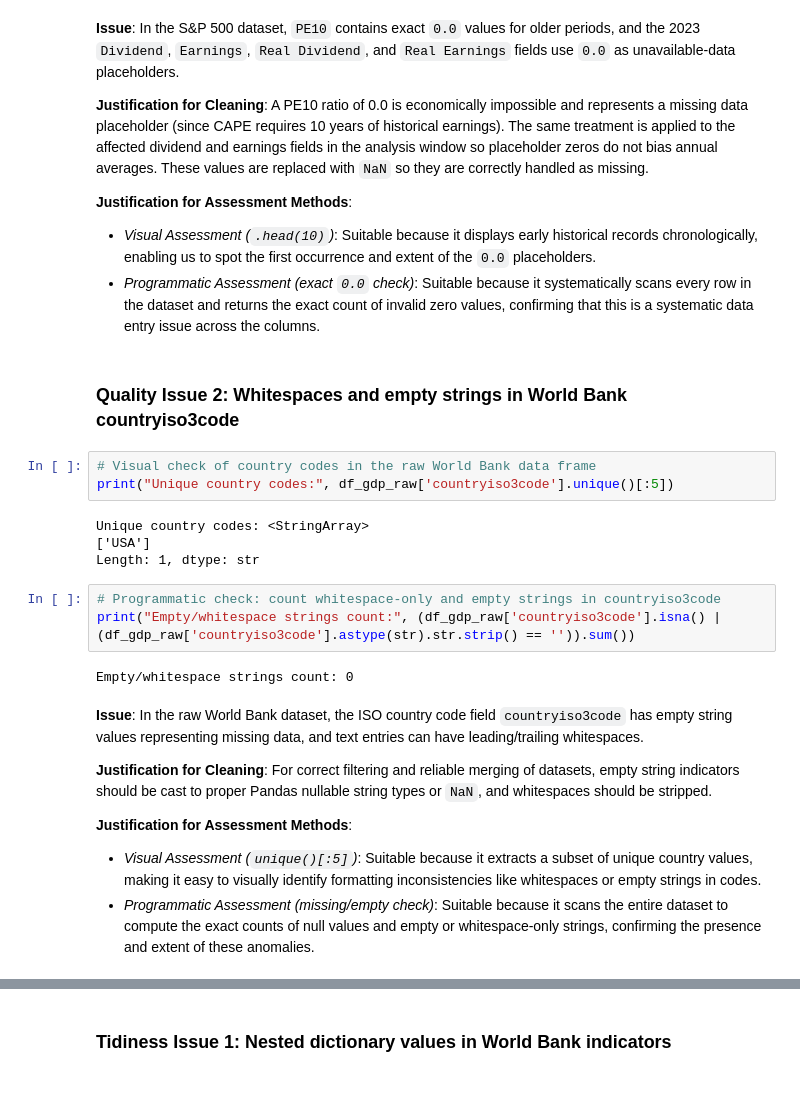
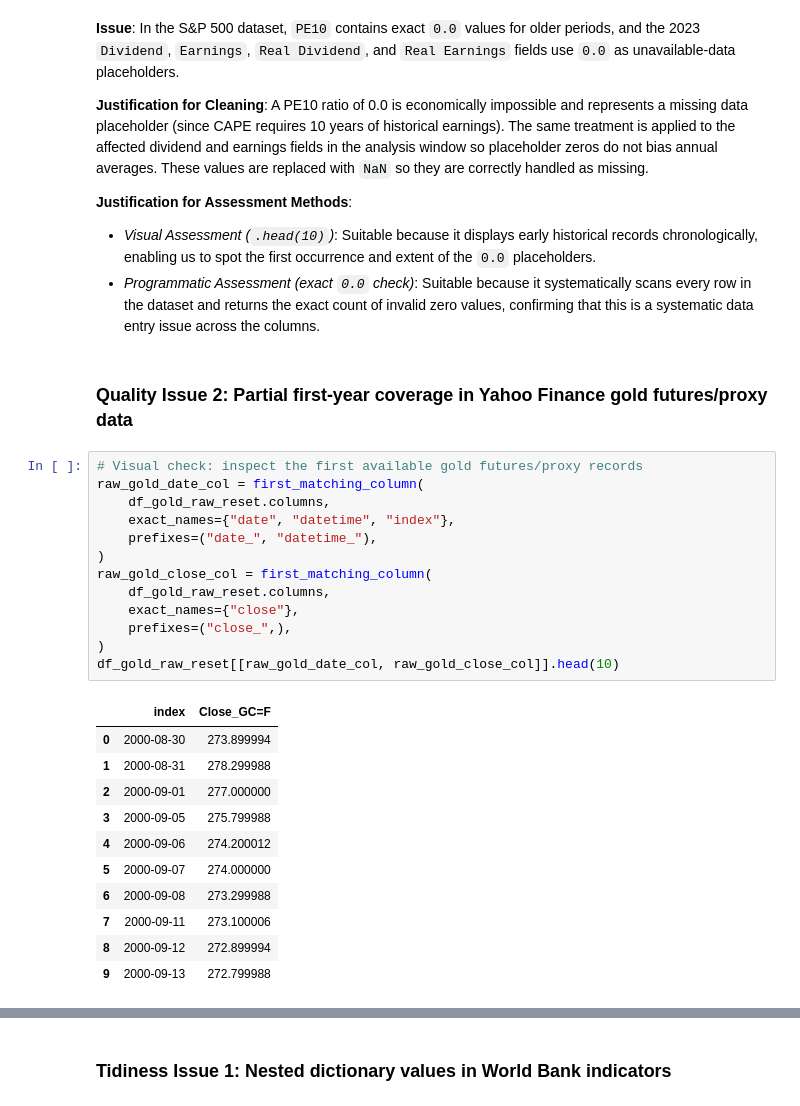
Before and after one commit to luisjfeliu/data-analysis-wrangling-macro-stocks, a Jupyter notebook: Data_Wrangling_Project_Starter.ipynb, the cells around one changed output, grey strips where cells are left out. Drawn from its saved outputs; the diff is of its cells as text.

```diff
--- a/Data_Wrangling_Project_Starter.ipynb
+++ b/Data_Wrangling_Project_Starter.ipynb
@@ -288,25 +296,30 @@ Number of rows with PE10 == 0.0: 152
 **Justification for Assessment Methods**:
 - *Visual Assessment (`.head(10)`)*: Suitable because it displays early historical records chronologically, enabling us to spot the first occurrence and extent of the `0.0` placeholders.
 - *Programmatic Assessment (exact `0.0` check)*: Suitable because it systematically scans every row in the dataset and returns the exact count of invalid zero values, confirming that this is a systematic data entry issue across the columns.
-# %% [markdown]
-### Quality Issue 2: Whitespaces and empty strings in World Bank countryiso3code
-# %%
-# Visual check of country codes in the raw World Bank data frame
-print("Unique country codes:", df_gdp_raw['countryiso3code'].unique()[:5])
-# %% [output]
-Unique country codes: <StringArray>
-['USA']
-Length: 1, dtype: str
-# %%
-# Programmatic check: count whitespace-only and empty strings in countryiso3code
-print("Empty/whitespace strings count:", (df_gdp_raw['countryiso3code'].isna() | (df_gdp_raw['countryiso3code'].astype(str).str.strip() == '')).sum())
-# %% [output]
-Empty/whitespace strings count: 0
-# %% [markdown]
-**Issue**: In the raw World Bank dataset, the ISO country code field `countryiso3code` has empty string values representing missing data, and text entries can have leading/trailing whitespaces.
-
-**Justification for Cleaning**: For correct filtering and reliable merging of datasets, empty string indicators should be cast to proper Pandas nullable string types or `NaN`, and whitespaces should be stripped.
-
-**Justification for Assessment Methods**:
-- *Visual Assessment (`unique()[:5]`)*: Suitable because it extracts a subset of unique country values, making it easy to visually identify formatting inconsistencies like whitespaces or empty strings in codes.
-- *Programmatic Assessment (missing/empty check)*: Suitable because it scans the entire dataset to compute the exact counts of null values and empty or whitespace-only strings, confirming the presence and extent of these anomalies.
+# %% [markdown]
+### Quality Issue 2: Partial first-year coverage in Yahoo Finance gold futures/proxy data
+# %%
+# Visual check: inspect the first available gold futures/proxy records
+raw_gold_date_col = first_matching_column(
+    df_gold_raw_reset.columns,
+    exact_names={"date", "datetime", "index"},
+    prefixes=("date_", "datetime_"),
+)
+raw_gold_close_col = first_matching_column(
+    df_gold_raw_reset.columns,
+    exact_names={"close"},
+    prefixes=("close_",),
+)
+df_gold_raw_reset[[raw_gold_date_col, raw_gold_close_col]].head(10)
+# %% [output]
+|  | index | Close_GC=F |
+| 0 | 2000-08-30 | 273.899994 |
+| 1 | 2000-08-31 | 278.299988 |
+| 2 | 2000-09-01 | 277.000000 |
+| 3 | 2000-09-05 | 275.799988 |
+| 4 | 2000-09-06 | 274.200012 |
+| 5 | 2000-09-07 | 274.000000 |
+| 6 | 2000-09-08 | 273.299988 |
+| 7 | 2000-09-11 | 273.100006 |
+| 8 | 2000-09-12 | 272.899994 |
+| 9 | 2000-09-13 | 272.799988 |
```
Also changed, not shown: parts of 24 cells of this notebook, 10 other files.
